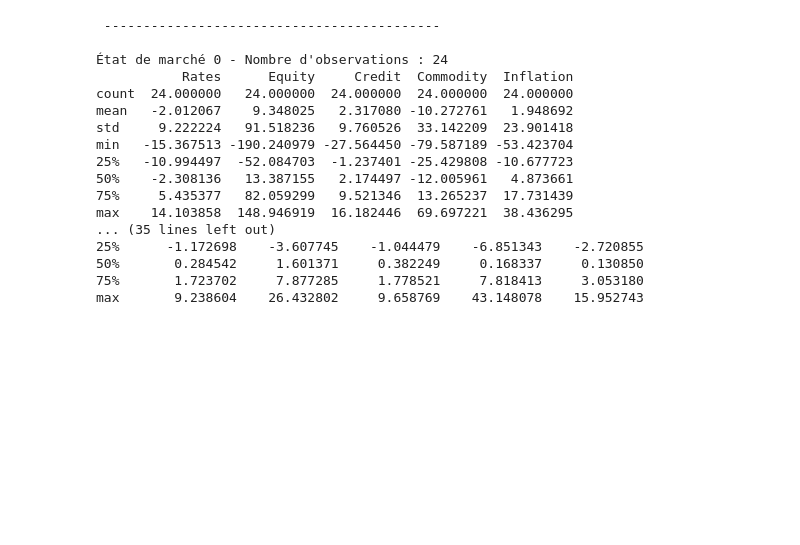
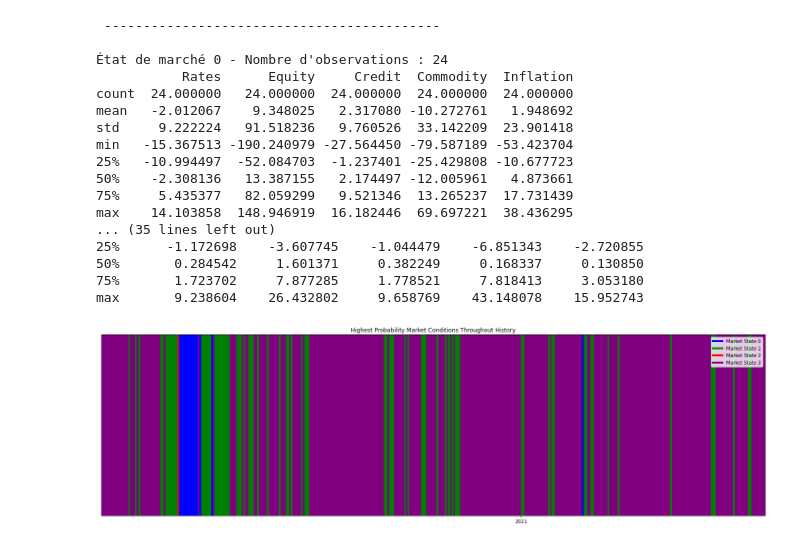
Before and after one commit to WilliamB111/BNY-Markets-Regime-Project-127, a Jupyter notebook: GMM.ipynb, the cells around one changed output. Cells and saved outputs as stored; diff of their text form; code cells hidden in the pictures; blank space fills up the shorter version.

```diff
--- a/GMM.ipynb
+++ b/GMM.ipynb
@@ -454,3 +454,43 @@ max    14.103858  148.946919  16.182446  69.697221  38.436295
 50%       0.284542     1.601371     0.382249     0.168337     0.130850
 75%       1.723702     7.877285     1.778521     7.818413     3.053180
 max       9.238604    26.432802     9.658769    43.148078    15.952743
+# %%
+# Couleurs pour chaque régime de marché
+colors = {'0': 'blue', '1': 'green', '2': 'red', '3': 'purple'}
+
+# Création d'une figure pour la frise
+fig, ax = plt.subplots(figsize=(25, 7))
+
+# Hauteur du rectangle pour la frise
+rectangle_height = 1
+
+# Tracé des rectangles pour chaque date
+for i, date in enumerate(res.index[2458:2850]):
+    # Déterminer la couleur en fonction du régime de marché
+    market_state = str(int(res.at[date, 'Market_State']))  # Conversion en chaîne après conversion en entier
+    color = colors[market_state]
+
+    # Création du rectangle
+    rect = patches.Rectangle((i, 0), 1, rectangle_height, color=color)
+    ax.add_patch(rect)
+
+# Configuration de l'axe des x pour afficher uniquement les années
+years = [date.year for date in res.index[2458:2850]]
+change_years = [i for i in range(1, len(years)) if years[i] != years[i-1]]
+ax.set_xticks(change_years)
+ax.set_xticklabels([years[i] for i in change_years])
+
+# Configuration des limites de l'axe
+ax.set_xlim(0, len(res[2458:2850]))
+ax.set_ylim(0, rectangle_height)
+ax.set_yticks([])  # Pas de marques sur l'axe des y
+
+# Création d'une légende pour les états de marché
+legend_elements = [Line2D([0], [0], color=color, lw=4, label=f'Market State {state}') for state, color in colors.items()]
+ax.legend(handles=legend_elements, loc='upper right')
+
+# Titre et affichage du graphique
+ax.set_title('Highest Probability Market Conditions Throughout History')
+plt.show()
+# %% [output]
+[figure, added]
```
Also changed, not shown: parts of 2 cells of this notebook.
